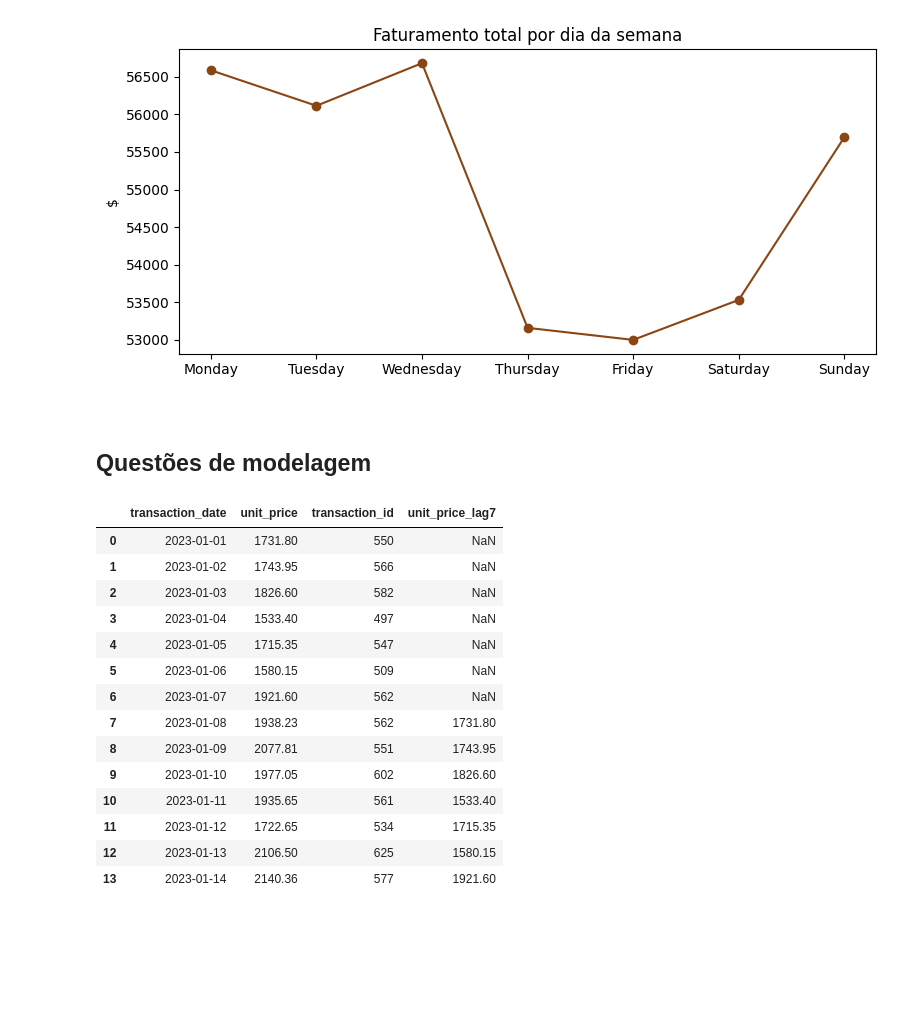
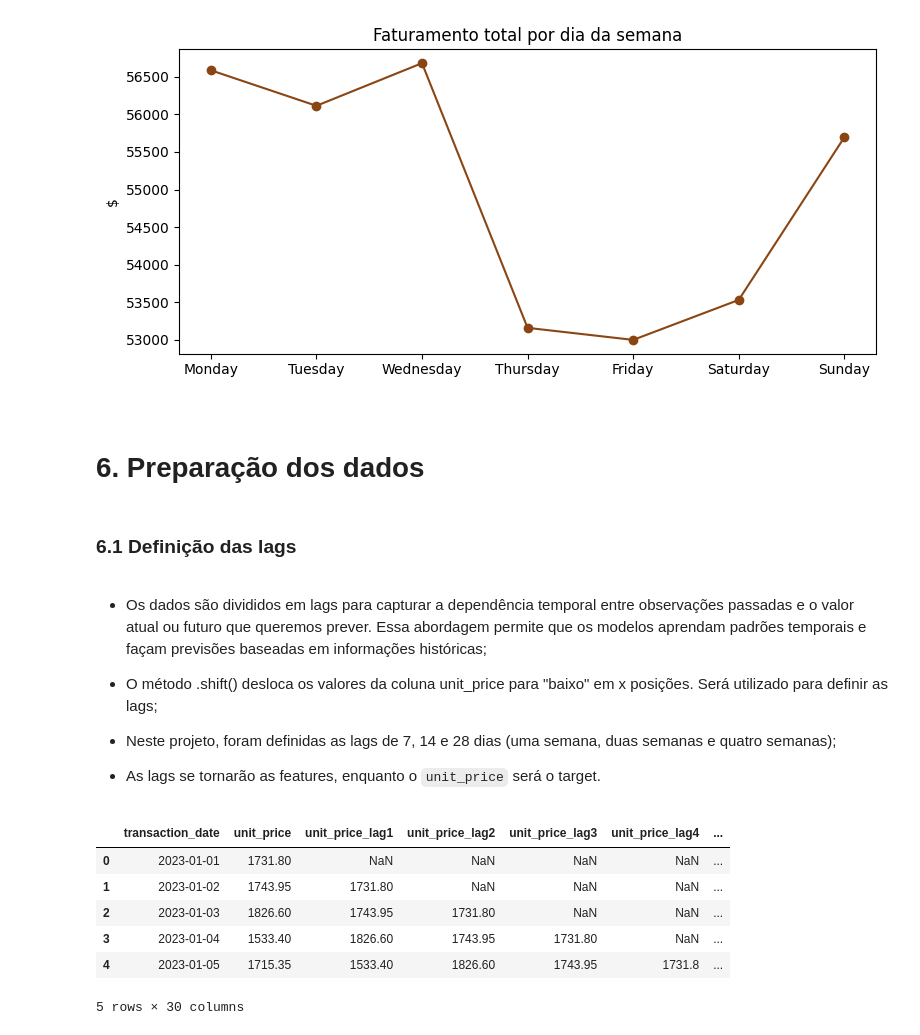
Before and after one commit to deborabmfreitas/coffee-shop-sales-prediction, a Jupyter notebook: coffee-shop-sales-prediction.ipynb, the cells around one changed output. Cells and saved outputs as stored; diff of their text form; code cells hidden in the pictures; blank space fills up the shorter version.

Commit message:
inicio da preparacao dos dados pros modelos

```diff
--- a/coffee-shop-sales-prediction.ipynb
+++ b/coffee-shop-sales-prediction.ipynb
@@ -104,4 +104,14 @@ train = train.copy()
 # %% [markdown]
 ### 4.1 Agrupamento temporal
 # %%
-df_grouped = train.groupby('transaction_date').agg({'unit_price':'sum', 'transaction_id':'count'}).reset_index()
+# Agrupado por dia
+
+# Treino
+
+# df_train_grouped = train.groupby('transaction_date').agg({'unit_price':'sum', 'transaction_id':'count'}).reset_index()
+df_train_grouped = train.groupby('transaction_date').agg({'unit_price':'sum'}).reset_index()
+
+# Teste
+
+# df_test_grouped = test.groupby('transaction_date').agg({'unit_price':'sum', 'transaction_id':'count'}).reset_index()
+df_test_grouped = test.groupby('transaction_date').agg({'unit_price':'sum'}).reset_index()
@@ -373,4 +395,4 @@ plt.show()
 # %% [output]
 [figure]
 # %% [markdown]
-## Questões de modelagem
+# 6. Preparação dos dados
@@ -379,20 +399,25 @@ plt.show()
+# %% [markdown]
+### 6.1 Definição das lags
+# %% [markdown]
+* Os dados são divididos em lags para capturar a dependência temporal entre observações passadas e o valor atual ou futuro que queremos prever. Essa abordagem permite que os modelos aprendam padrões temporais e façam previsões baseadas em informações históricas;
+
+* O método .shift() desloca os valores da coluna unit_price para "baixo" em x posições. Será utilizado para definir as lags;
+
+* Neste projeto, foram definidas as lags de 7, 14 e 28 dias (uma semana, duas semanas e quatro semanas);
+
+* As lags se tornarão as features, enquanto o `unit_price` será o target.
 # %%
-df_grouped['unit_price_lag7'] = df_grouped['unit_price'].shift(7)
+# Definindo diferentes lags (1 a 28)
+
+for lag in range(1, 29):
+    df_train_grouped[f'unit_price_lag{lag}'] = df_train_grouped['unit_price'].shift(lag)
 # %%
-df_grouped.head(14)
+df_train_grouped.head(5)
 # %% [output]
-|  | transaction_date | unit_price | transaction_id | unit_price_lag7 |
-| 0 | 2023-01-01 | 1731.80 | 550 | NaN |
-| 1 | 2023-01-02 | 1743.95 | 566 | NaN |
-| 2 | 2023-01-03 | 1826.60 | 582 | NaN |
-| 3 | 2023-01-04 | 1533.40 | 497 | NaN |
-| 4 | 2023-01-05 | 1715.35 | 547 | NaN |
-| 5 | 2023-01-06 | 1580.15 | 509 | NaN |
-| 6 | 2023-01-07 | 1921.60 | 562 | NaN |
-| 7 | 2023-01-08 | 1938.23 | 562 | 1731.80 |
-| 8 | 2023-01-09 | 2077.81 | 551 | 1743.95 |
-| 9 | 2023-01-10 | 1977.05 | 602 | 1826.60 |
-| 10 | 2023-01-11 | 1935.65 | 561 | 1533.40 |
-| 11 | 2023-01-12 | 1722.65 | 534 | 1715.35 |
-| 12 | 2023-01-13 | 2106.50 | 625 | 1580.15 |
-| 13 | 2023-01-14 | 2140.36 | 577 | 1921.60 |
+|  | transaction_date | unit_price | unit_price_lag1 | unit_price_lag2 | unit_price_lag3 | unit_price_lag4 | ... |
+| 0 | 2023-01-01 | 1731.80 | NaN | NaN | NaN | NaN | ... |
+| 1 | 2023-01-02 | 1743.95 | 1731.80 | NaN | NaN | NaN | ... |
+| 2 | 2023-01-03 | 1826.60 | 1743.95 | 1731.80 | NaN | NaN | ... |
+| 3 | 2023-01-04 | 1533.40 | 1826.60 | 1743.95 | 1731.80 | NaN | ... |
+| 4 | 2023-01-05 | 1715.35 | 1533.40 | 1826.60 | 1743.95 | 1731.8 | ... |
+5 rows × 30 columns
```
Also changed, not shown: parts of 12 cells of this notebook.
